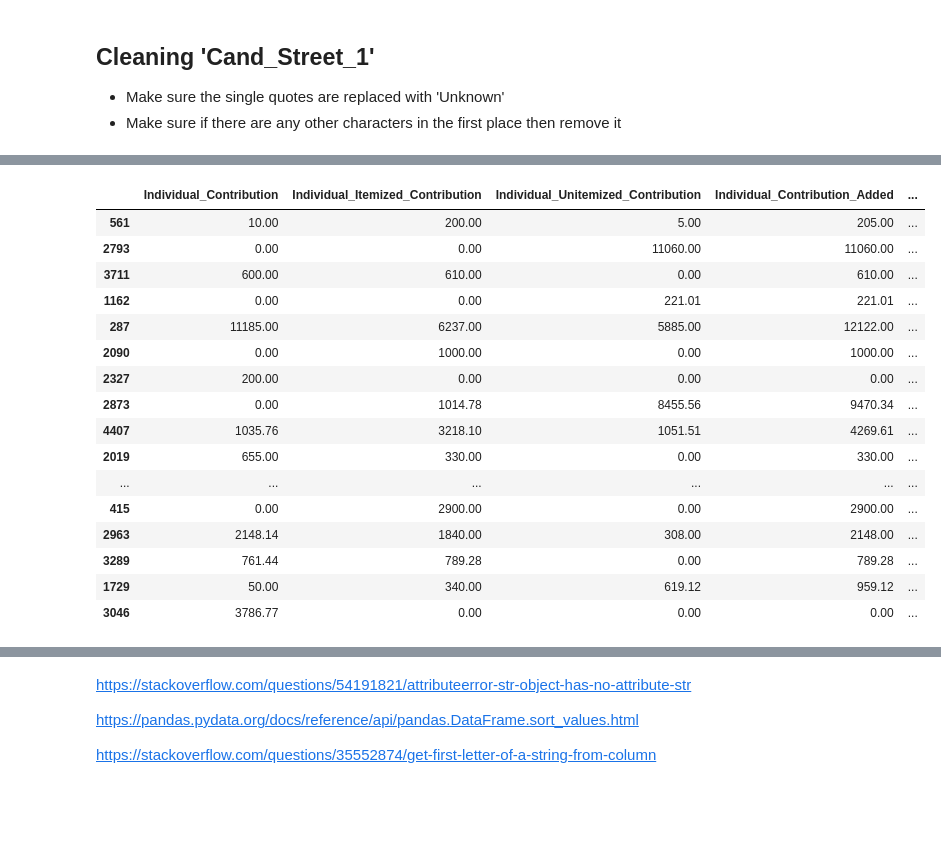
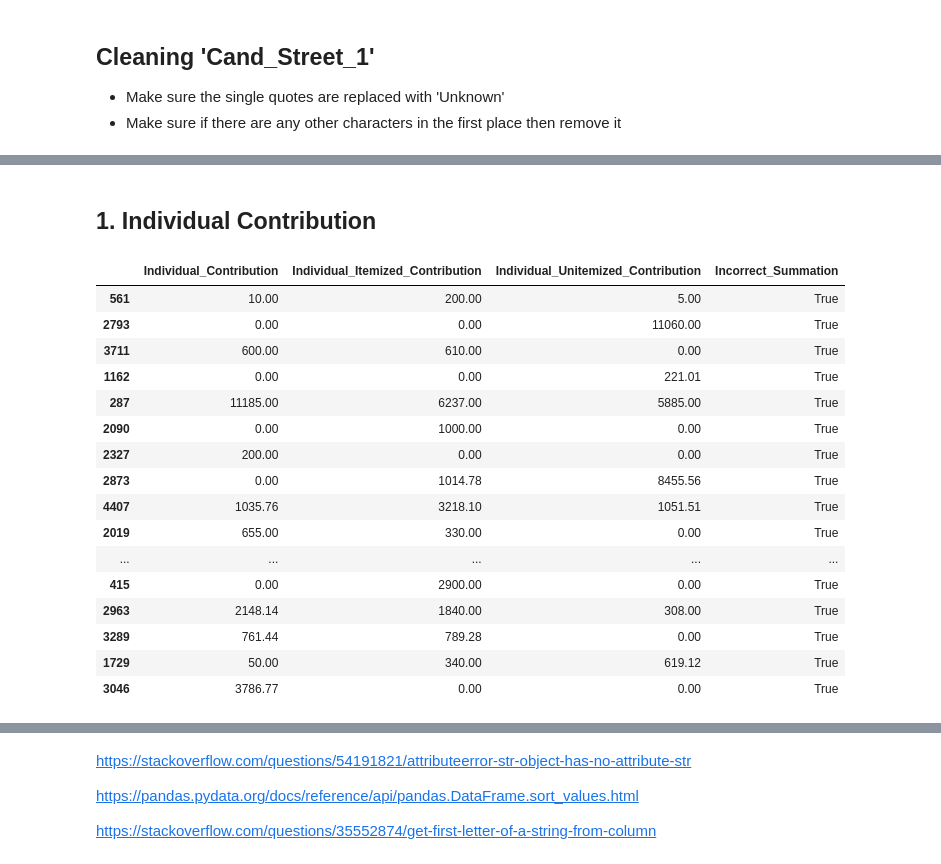
Before and after one commit to manasikarale/Data-Cleaning-Project, a Jupyter notebook: IS537 Data cleaning project candidate dataset.ipynb, the cells around one changed output, grey strips where cells are left out. Drawn from its saved outputs; the diff is of its cells as text; code cells hidden in the pictures; blank space fills up the shorter version.

```diff
--- a/IS537 Data cleaning project candidate dataset.ipynb
+++ b/IS537 Data cleaning project candidate dataset.ipynb
@@ -491,0 +500,5 @@ memory usage: 1.8+ MB
+# %%
+candidate_data['Inaccurate_Street'] = candidate_data.apply(lambda x: x['Cand_Street_1']
+                                           if str(x['Cand_Street_1'])[0] not in [',', '.', '#', "'"]
+                                           else 'Inaccurate', axis=1)
+candidate_data[candidate_data['Inaccurate_Street'] == 'Inaccurate'][['Cand_Id', 'Cand_Street_1', 'Inaccurate_Street']]
@@ -491,0 +523,5 @@ memory usage: 1.8+ MB
+# %%
+candidate_data['Cand_Street_1'] = candidate_data.apply(lambda x: x['Cand_Street_1']
+                                           if str(x['Cand_Street_1'])[0] not in [',', '.', '#', "'"]
+                                           else str(x['Cand_Street_1'])[1:], axis=1)
+candidate_data[candidate_data['Inaccurate_Street'] == 'Inaccurate'][['Cand_Id', 'Cand_Street_1', 'Inaccurate_Street']]
@@ -491,0 +546,5 @@ memory usage: 1.8+ MB
+# %%
+candidate_data['Cand_Street_1'] = candidate_data.apply(lambda x: x['Cand_Street_1']
+                                           if str(x['Cand_Street_1']) != ''
+                                           else 'UNKNOWN', axis=1)
+candidate_data[candidate_data['Inaccurate_Street'] == 'Inaccurate'][['Cand_Id', 'Cand_Street_1', 'Inaccurate_Street']]
@@ -491,0 +569,4 @@ memory usage: 1.8+ MB
+# %%
+# drop the column no longer required
+
+candidate_data = candidate_data.drop('Inaccurate_Street', axis=1)
@@ -492,36 +581,34 @@ memory usage: 1.8+ MB
 # %%
 pd.set_option('display.float_format', lambda x: '%.2f' % x)
+# %% [markdown]
+## 1. Individual Contribution
 # %%
 cols = ['Individual_Itemized_Contribution', 'Individual_Unitemized_Contribution']
 candidate_data['Individual_Contribution_Added'] = candidate_data[cols].sum(axis=1)
-# candidate_data_test = candidate_data[candidate_data['Individual_Contribution']!=candidate_data['Individual_Contribution_Added']][['Individual_Contribution',
-#                 'Individual_Itemized_Contribution',
-#                 'Individual_Unitemized_Contribution',
-#                 'Individual_Contribution_Added']]
 candidate_data['Incorrect_Summation'] = candidate_data.apply(lambda x: True
-                                                                 if round(x['Individual_Contribution'],2) != round(x['Individual_Contribution_Added'],2)
+                                                                 if round(x['Individual_Contribution'],2)
+                                                             != round(x['Individual_Contribution_Added'],2)
                                                                  else False, axis=1)
 candidate_data[candidate_data['Incorrect_Summation']==True][['Individual_Contribution',
-                                                                       'Individual_Itemized_Contribution',
-                                                                       'Individual_Unitemized_Contribution',
-                                                                       'Individual_Contribution_Added',
-                                                                       'Incorrect_Summation']]
+                                                             'Individual_Itemized_Contribution',
+                                                             'Individual_Unitemized_Contribution',
+                                                             'Incorrect_Summation']]
 # %% [output]
-|  | Individual_Contribution | Individual_Itemized_Contribution | Individual_Unitemized_Contribution | Individual_Contribution_Added | ... |
-| 561 | 10.00 | 200.00 | 5.00 | 205.00 | ... |
-| 2793 | 0.00 | 0.00 | 11060.00 | 11060.00 | ... |
-| 3711 | 600.00 | 610.00 | 0.00 | 610.00 | ... |
-| 1162 | 0.00 | 0.00 | 221.01 | 221.01 | ... |
-| 287 | 11185.00 | 6237.00 | 5885.00 | 12122.00 | ... |
-| 2090 | 0.00 | 1000.00 | 0.00 | 1000.00 | ... |
-| 2327 | 200.00 | 0.00 | 0.00 | 0.00 | ... |
-| 2873 | 0.00 | 1014.78 | 8455.56 | 9470.34 | ... |
-| 4407 | 1035.76 | 3218.10 | 1051.51 | 4269.61 | ... |
-| 2019 | 655.00 | 330.00 | 0.00 | 330.00 | ... |
-| ... | ... | ... | ... | ... | ... |
-| 415 | 0.00 | 2900.00 | 0.00 | 2900.00 | ... |
-| 2963 | 2148.14 | 1840.00 | 308.00 | 2148.00 | ... |
-| 3289 | 761.44 | 789.28 | 0.00 | 789.28 | ... |
-| 1729 | 50.00 | 340.00 | 619.12 | 959.12 | ... |
-| 3046 | 3786.77 | 0.00 | 0.00 | 0.00 | ... |
+|  | Individual_Contribution | Individual_Itemized_Contribution | Individual_Unitemized_Contribution | Incorrect_Summation |
+| 561 | 10.00 | 200.00 | 5.00 | True |
+| 2793 | 0.00 | 0.00 | 11060.00 | True |
+| 3711 | 600.00 | 610.00 | 0.00 | True |
+| 1162 | 0.00 | 0.00 | 221.01 | True |
+| 287 | 11185.00 | 6237.00 | 5885.00 | True |
+| 2090 | 0.00 | 1000.00 | 0.00 | True |
+| 2327 | 200.00 | 0.00 | 0.00 | True |
+| 2873 | 0.00 | 1014.78 | 8455.56 | True |
+| 4407 | 1035.76 | 3218.10 | 1051.51 | True |
+| 2019 | 655.00 | 330.00 | 0.00 | True |
+| ... | ... | ... | ... | ... |
+| 415 | 0.00 | 2900.00 | 0.00 | True |
+| 2963 | 2148.14 | 1840.00 | 308.00 | True |
+| 3289 | 761.44 | 789.28 | 0.00 | True |
+| 1729 | 50.00 | 340.00 | 619.12 | True |
+| 3046 | 3786.77 | 0.00 | 0.00 | True |
 # %%
```
Also changed, not shown: parts of 39 cells of this notebook.
